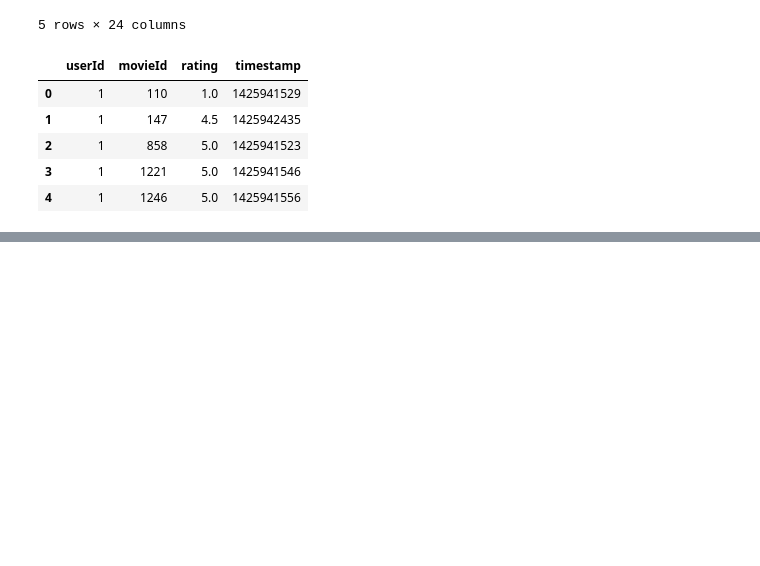
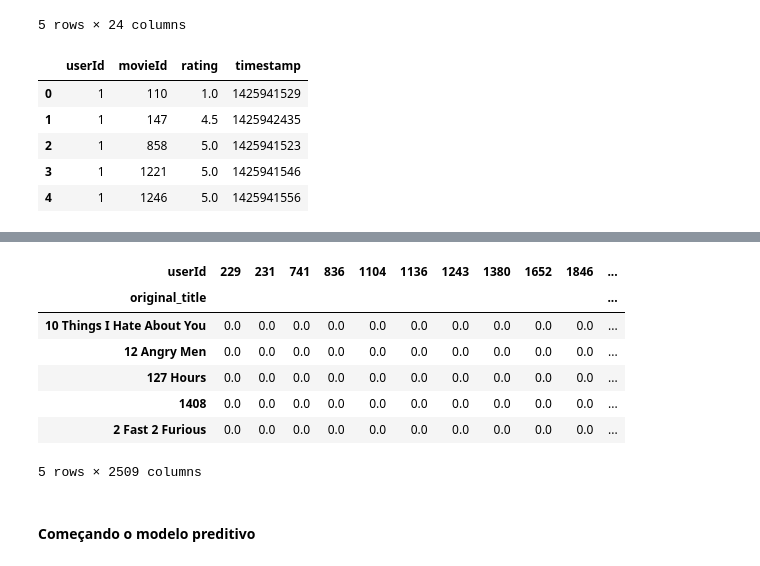
Before and after one commit to MarcelFeo/sistema_recomendacao_de_filmes, a Jupyter notebook: main.ipynb, the cells around one changed output, grey strips where cells are left out. Saved outputs shown, nothing was run; the diff lists cells and outputs as text; code cells hidden in the pictures; blank space fills up the shorter version.

```diff
--- a/main.ipynb
+++ b/main.ipynb
@@ -30,0 +240,14 @@ ratings.head()
+# %%
+movies_pivot.fillna(0, inplace=True)
+movies_pivot.head()
+# %% [output]
+| userId | 229 | 231 | 741 | 836 | 1104 | 1136 | 1243 | 1380 | 1652 | 1846 | ... |
+| original_title |  |  |  |  |  |  |  |  |  |  | ... |
+| 10 Things I Hate About You | 0.0 | 0.0 | 0.0 | 0.0 | 0.0 | 0.0 | 0.0 | 0.0 | 0.0 | 0.0 | ... |
+| 12 Angry Men | 0.0 | 0.0 | 0.0 | 0.0 | 0.0 | 0.0 | 0.0 | 0.0 | 0.0 | 0.0 | ... |
+| 127 Hours | 0.0 | 0.0 | 0.0 | 0.0 | 0.0 | 0.0 | 0.0 | 0.0 | 0.0 | 0.0 | ... |
+| 1408 | 0.0 | 0.0 | 0.0 | 0.0 | 0.0 | 0.0 | 0.0 | 0.0 | 0.0 | 0.0 | ... |
+| 2 Fast 2 Furious | 0.0 | 0.0 | 0.0 | 0.0 | 0.0 | 0.0 | 0.0 | 0.0 | 0.0 | 0.0 | ... |
+5 rows × 2509 columns
+# %% [markdown]
+#### Começando o modelo preditivo
```
Also changed, not shown: parts of 33 cells of this notebook.
